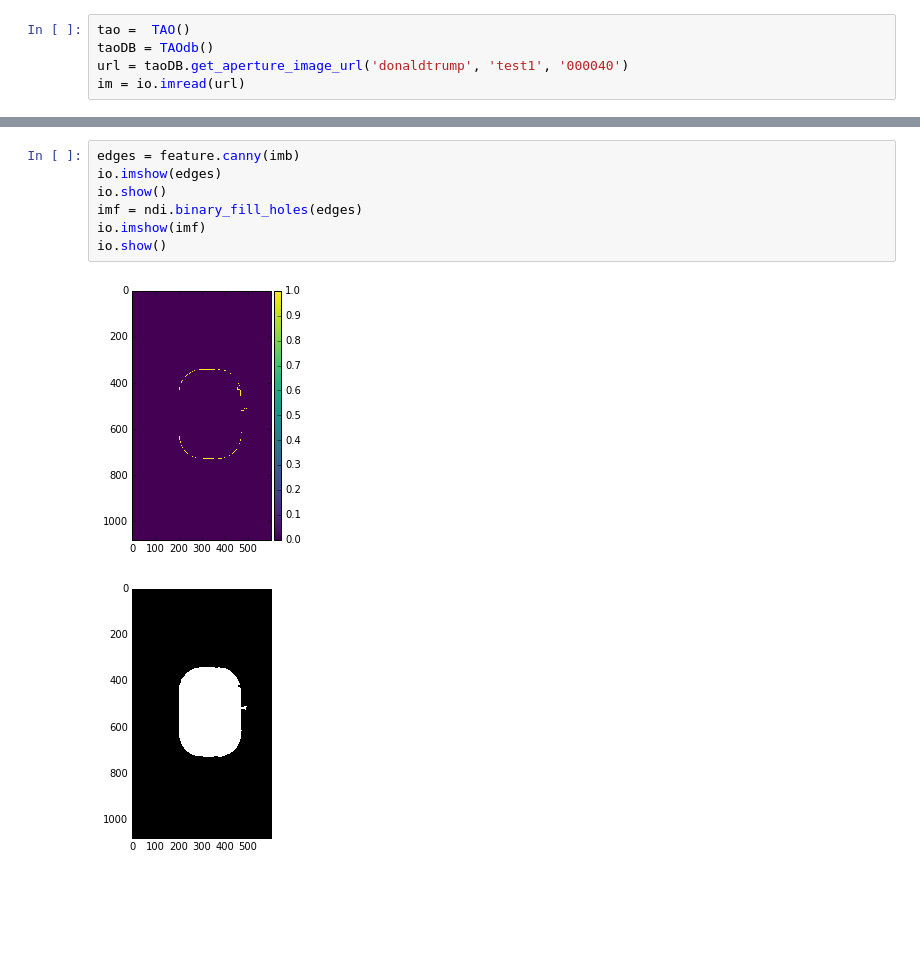
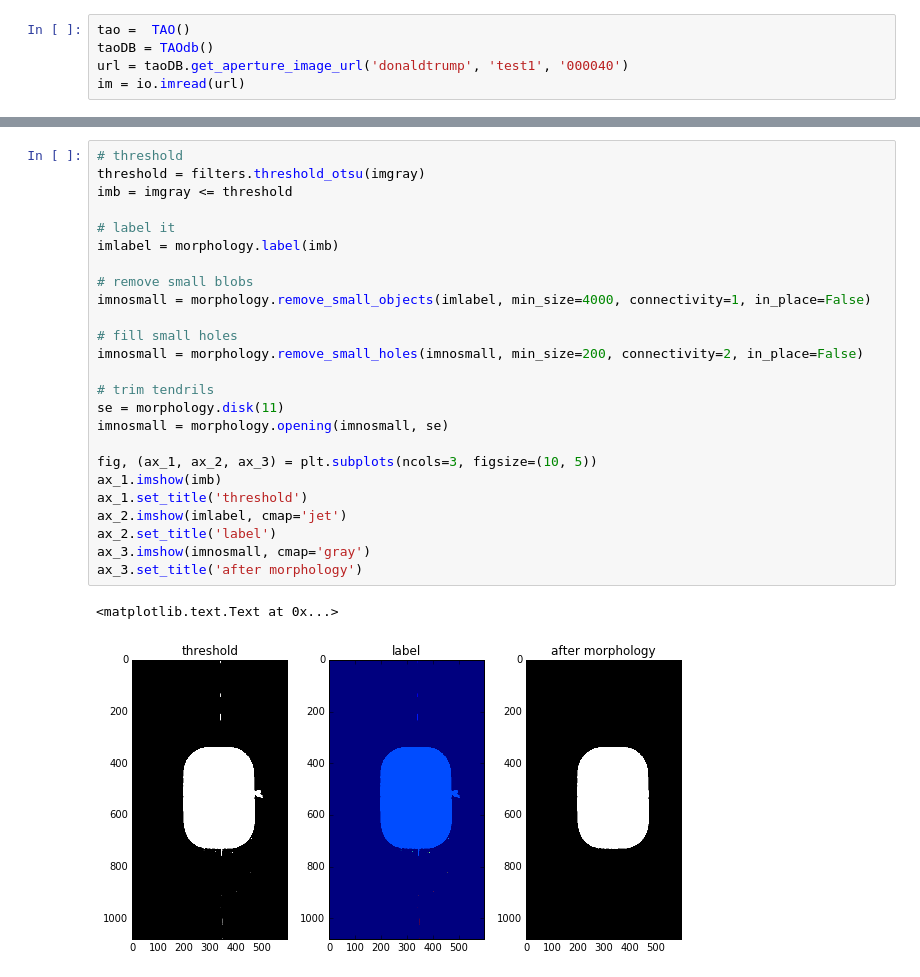
Before and after one commit to jaybo/Python-Notebooks, a Jupyter notebook: TEMCA/OpticalCentroid.ipynb, the cells around one changed output, grey strips where cells are left out. Saved outputs shown, nothing was run; the diff lists cells and outputs as text; blank space fills up the shorter version.

Commit message:
trim method updates

```diff
--- a/TEMCA/OpticalCentroid.ipynb
+++ b/TEMCA/OpticalCentroid.ipynb
@@ -41,11 +35,29 @@ io.imshow(imb)
-# %%
-edges = feature.canny(imb)
-io.imshow(edges)
-io.show()
-imf = ndi.binary_fill_holes(edges)
-io.imshow(imf)
-io.show()
-# %% [output]
-[figure, removed]
-[figure, removed]
+# %%
+# threshold
+threshold = filters.threshold_otsu(imgray)
+imb = imgray <= threshold
+
+# label it
+imlabel = morphology.label(imb)
+
+# remove small blobs
+imnosmall = morphology.remove_small_objects(imlabel, min_size=4000, connectivity=1, in_place=False)
+
+# fill small holes
+imnosmall = morphology.remove_small_holes(imnosmall, min_size=200, connectivity=2, in_place=False)
+
+# trim tendrils
+se = morphology.disk(11)
+imnosmall = morphology.opening(imnosmall, se)
+
+fig, (ax_1, ax_2, ax_3) = plt.subplots(ncols=3, figsize=(10, 5))
+ax_1.imshow(imb)
+ax_1.set_title('threshold')
+ax_2.imshow(imlabel, cmap='jet')
+ax_2.set_title('label')
+ax_3.imshow(imnosmall, cmap='gray')
+ax_3.set_title('after morphology')
+# %% [output]
+<matplotlib.text.Text at 0x...>
+[figure, added]
 # %%
```
Also changed, not shown: parts of 4 cells of this notebook, 1 other file.
